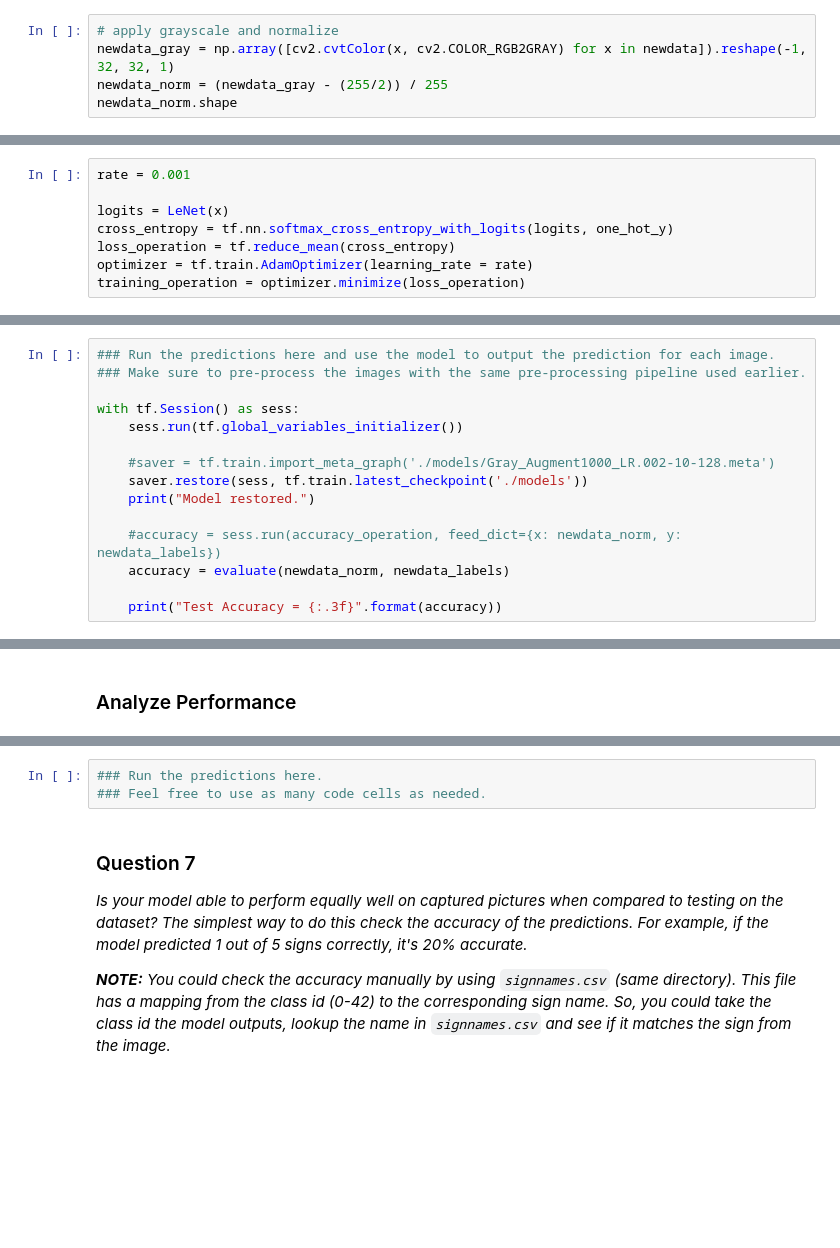
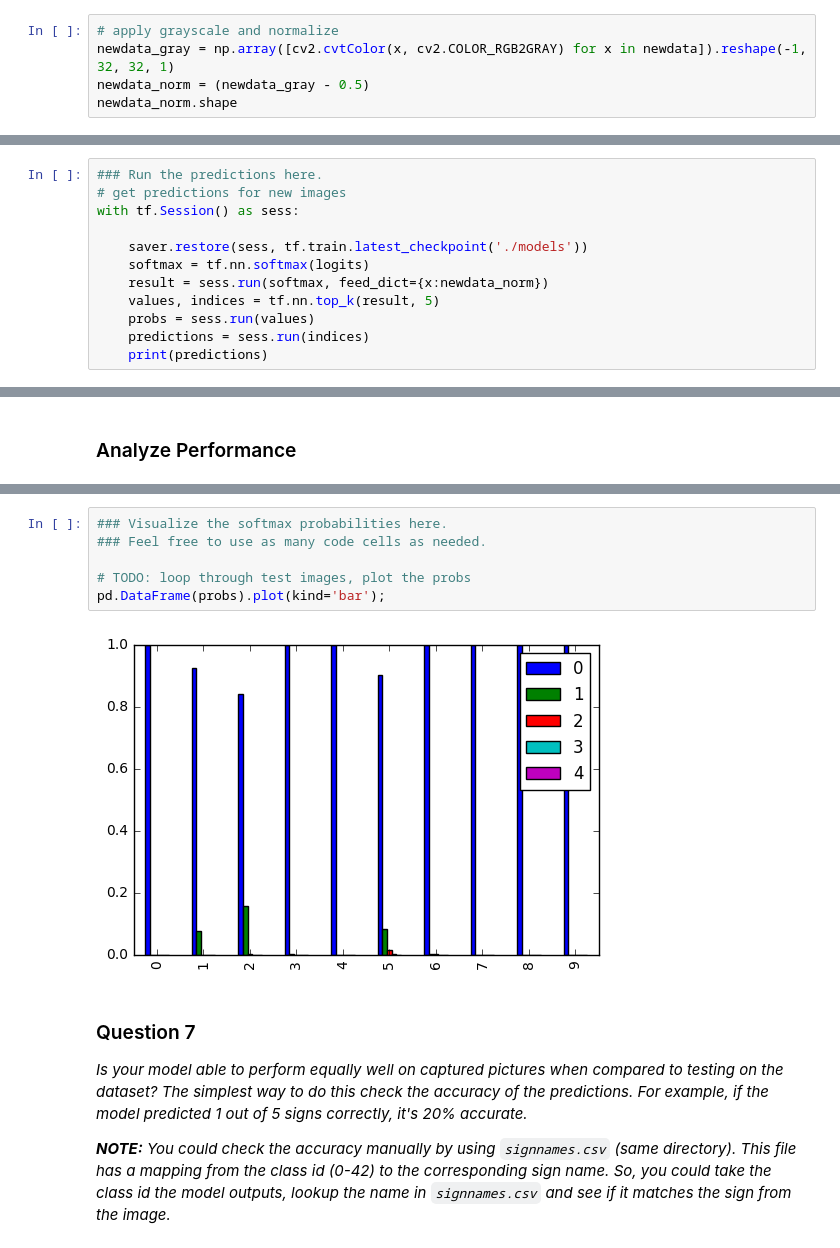
Before and after one commit to kcbighuge/CarND-Traffic-Sign-Classifier-Project-P2, a Jupyter notebook: Traffic_Sign_Classifier_v1.ipynb, the cells around one changed output, grey strips where cells are left out. Cells and saved outputs as stored; diff of their text form; blank space fills up the shorter version.

```diff
--- a/Traffic_Sign_Classifier_v1.ipynb
+++ b/Traffic_Sign_Classifier_v1.ipynb
@@ -819,7 +820,7 @@ newdata.shape
 # %%
 # apply grayscale and normalize
 newdata_gray = np.array([cv2.cvtColor(x, cv2.COLOR_RGB2GRAY) for x in newdata]).reshape(-1, 32, 32, 1)
-newdata_norm = (newdata_gray - (255/2)) / 255
+newdata_norm = (newdata_gray - 0.5)
 newdata_norm.shape
 # %% [output]
 (10, 32, 32, 1)
@@ -841,8 +835,0 @@ one_hot_y = tf.one_hot(y, 43)
-# %%
-rate = 0.001
-
-logits = LeNet(x)
-cross_entropy = tf.nn.softmax_cross_entropy_with_logits(logits, one_hot_y)
-loss_operation = tf.reduce_mean(cross_entropy)
-optimizer = tf.train.AdamOptimizer(learning_rate = rate)
-training_operation = optimizer.minimize(loss_operation)
@@ -863,15 +835,0 @@ def evaluate(X_data, y_data):
-# %%
-### Run the predictions here and use the model to output the prediction for each image.
-### Make sure to pre-process the images with the same pre-processing pipeline used earlier.
-
-with tf.Session() as sess:
-    sess.run(tf.global_variables_initializer())
-
-    #saver = tf.train.import_meta_graph('./models/Gray_Augment1000_LR.002-10-128.meta')
-    saver.restore(sess, tf.train.latest_checkpoint('./models'))
-    print("Model restored.")
-
-    #accuracy = sess.run(accuracy_operation, feed_dict={x: newdata_norm, y: newdata_labels})
-    accuracy = evaluate(newdata_norm, newdata_labels)
-
-    print("Test Accuracy = {:.3f}".format(accuracy))
@@ -880,0 +836,12 @@ Test Accuracy = 0.000
+# %%
+### Run the predictions here.
+# get predictions for new images
+with tf.Session() as sess:
+
+    saver.restore(sess, tf.train.latest_checkpoint('./models'))
+    softmax = tf.nn.softmax(logits)
+    result = sess.run(softmax, feed_dict={x:newdata_norm})
+    values, indices = tf.nn.top_k(result, 5)
+    probs = sess.run(values)
+    predictions = sess.run(indices)
+    print(predictions)
@@ -905,6 +928,11 @@ Many are bright or dark. Background image content/noise.
 # %%
-### Run the predictions here.
+### Visualize the softmax probabilities here.
 ### Feel free to use as many code cells as needed.
+
+# TODO: loop through test images, plot the probs
+pd.DataFrame(probs).plot(kind='bar');
+# %% [output]
+[figure, added]
 # %% [markdown]
 ### Question 7
 
```
Also changed, not shown: parts of 53 cells of this notebook.
